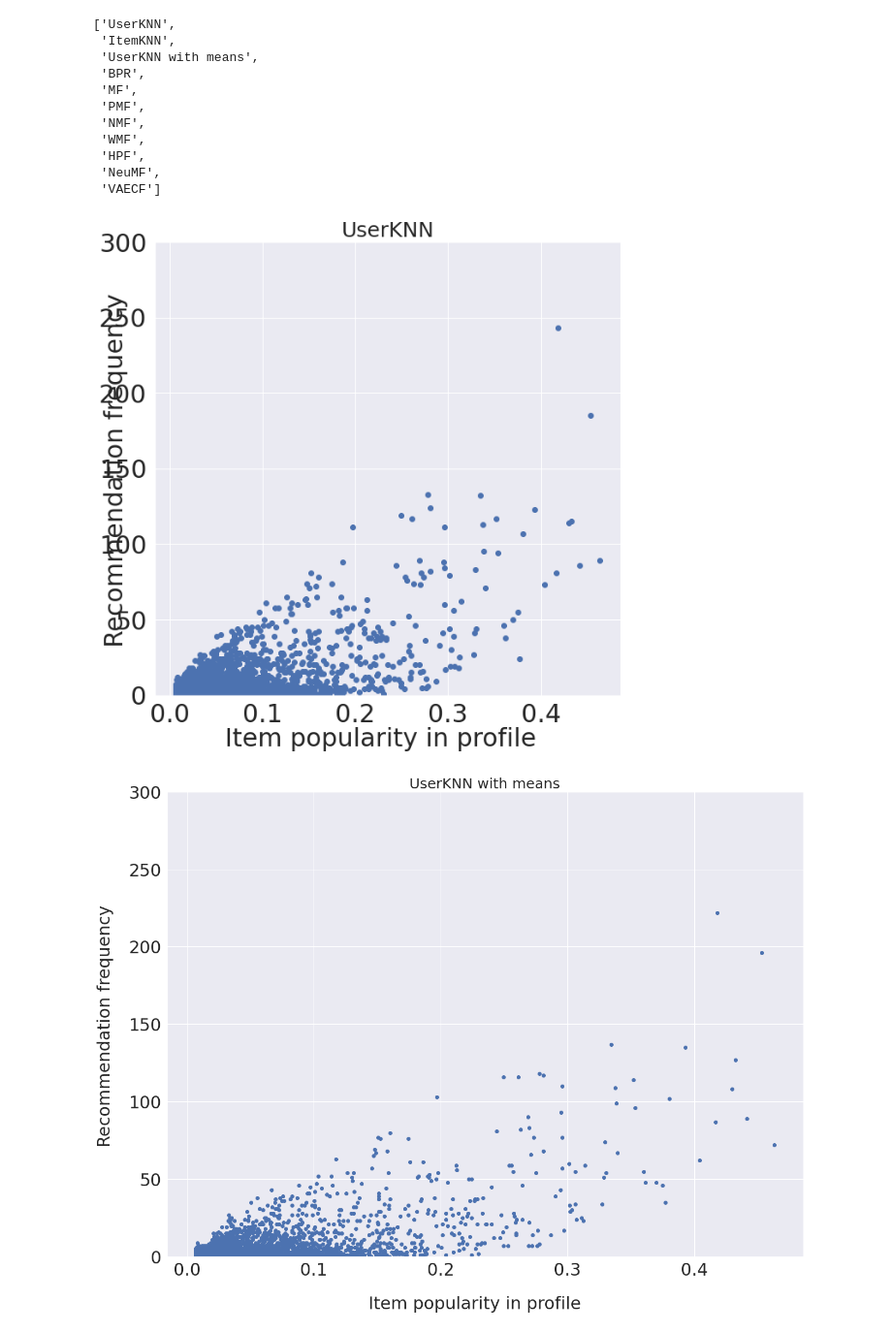
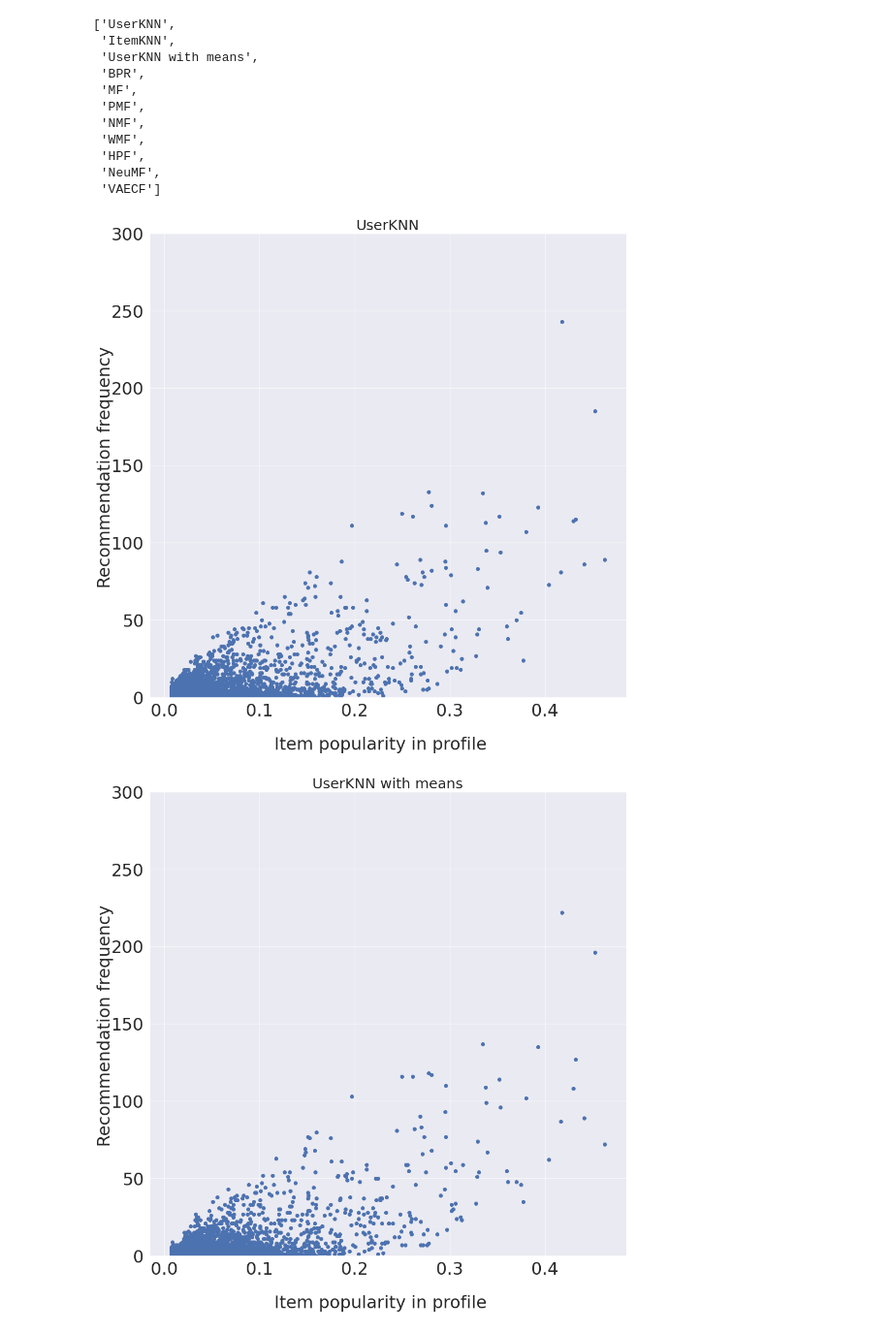
Before and after one commit to SavvinaDaniil/UnfairnessOfPopularityBias, a Jupyter notebook: 6. Compare LastFM with sampled dataset.ipynb, the cells around one changed output. Shown at 97% size. Drawn from its saved outputs; the diff is of its cells as text; code cells hidden in the pictures.

```diff
--- a/6. Compare LastFM with sampled dataset.ipynb
+++ b/6. Compare LastFM with sampled dataset.ipynb
@@ -96,8 +96,8 @@ algo_names
 # %%
 select_algo_names = ["UserKNN"]
 fig, ax = plt.subplots()
-fig.set_figheight(10)
-fig.set_figwidth(10)
+fig.set_figheight(15)
+fig.set_figwidth(15)
 
 fig.text(0.5, 0.04, 'Item popularity in profile', ha='center', fontsize='30')
 fig.text(0.04, 0.5, 'Recommendation frequency', va='center', rotation='vertical', fontsize='30')
@@ -114,29 +114,29 @@ for algo in select_algo_names:
     plt.savefig("graphs/"+algo+"_sampled_data_results.png")
     plt.show()
 # %% [output]
-[figure, old version]
+[figure, new version]
 # %%
 select_algo_names = ["UserKNN with means"]
 fig, ax = plt.subplots()
 fig.set_figheight(15)
-fig.set_figwidth(20)
+fig.set_figwidth(15)
 
 fig.text(0.5, 0.04, 'Item popularity in profile', ha='center', fontsize='30')
 fig.text(0.04, 0.5, 'Recommendation frequency', va='center', rotation='vertical', fontsize='30')
 i = 0
 for algo in select_algo_names:
     profile_pop = music_eva_two["count"]
     alg_pop = music_eva_two[algo]
     correlation, _ = stats.pearsonr(profile_pop, alg_pop)
     ax.tick_params(axis='both', which='major', labelsize=30)
     ax.plot(profile_pop, alg_pop, "o")
     ax.set_ylim(0,300)
     ax.set_title(algo, fontsize='25')
 
     plt.savefig("graphs/"+algo+"_sampled_data_results.png")
     plt.show()
 # %% [output]
-[figure, old version]
+[figure, new version]
 # %%
 select_algo_names = ["NMF"]
 fig, ax = plt.subplots()
```
Also changed, not shown: parts of 3 cells of this notebook, 1 other file.
